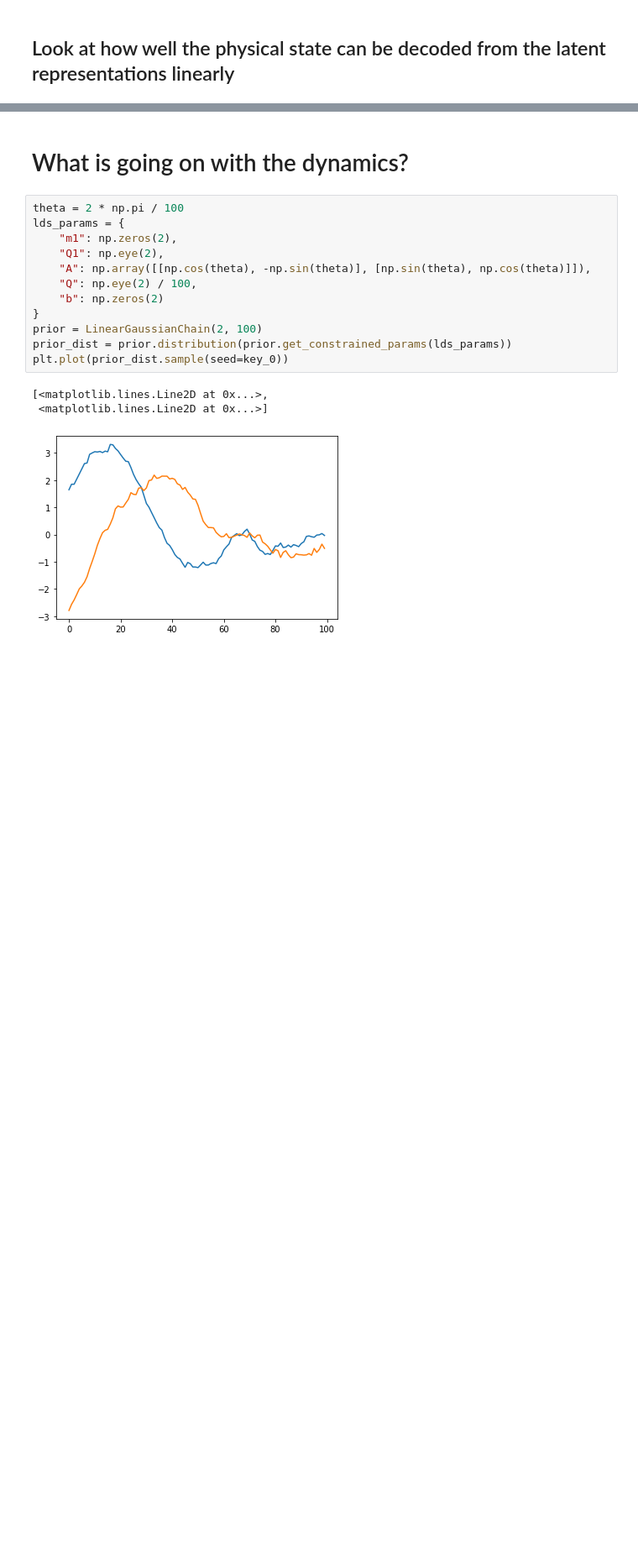
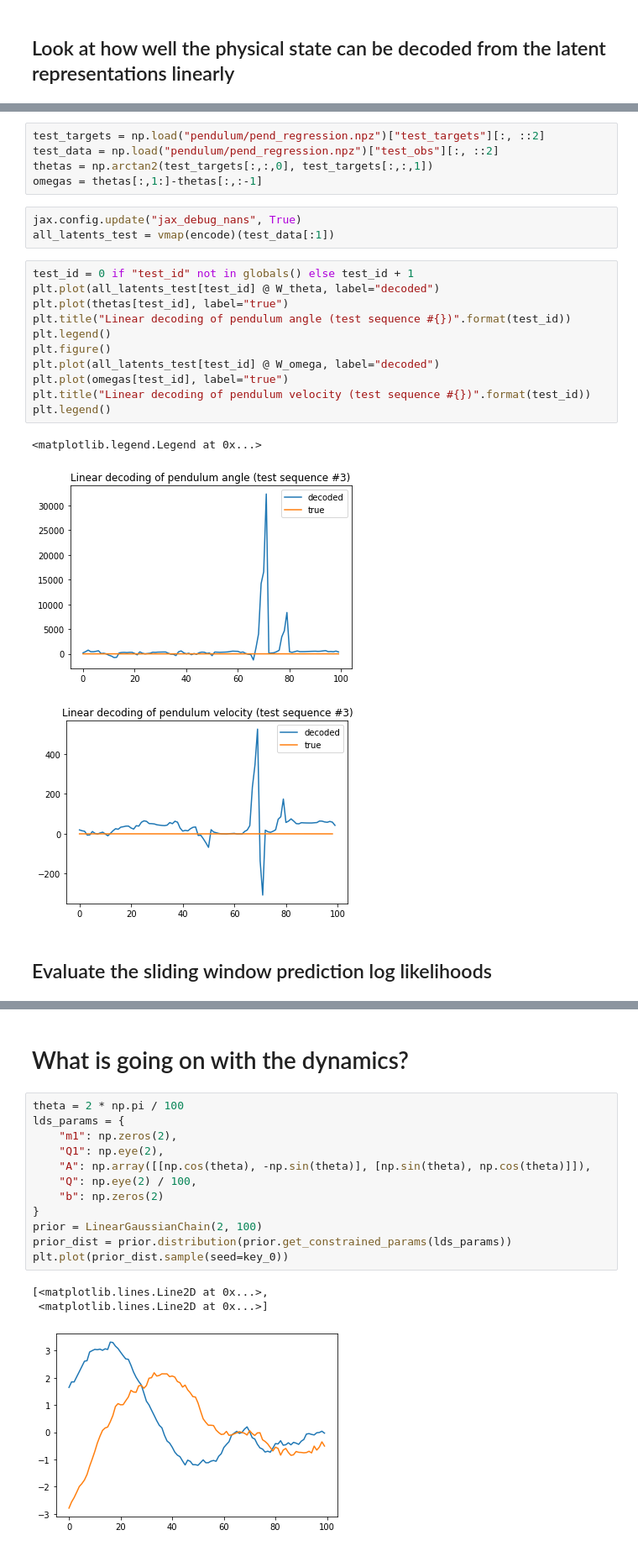
Before and after one commit to matthew9671/MattLab, a Jupyter notebook: Revisiting_SVAE.ipynb, the cells around one changed output, grey strips where cells are left out. Shown at 84% size. Cells and saved outputs as stored; diff of their text form; blank space fills up the shorter version.

```diff
--- a/Revisiting_SVAE.ipynb
+++ b/Revisiting_SVAE.ipynb
@@ -3893,0 +3904,25 @@ plt.plot(omegas)
+# %%
+test_targets = np.load("pendulum/pend_regression.npz")["test_targets"][:, ::2]
+test_data = np.load("pendulum/pend_regression.npz")["test_obs"][:, ::2]
+thetas = np.arctan2(test_targets[:,:,0], test_targets[:,:,1])
+omegas = thetas[:,1:]-thetas[:,:-1]
+# %%
+jax.config.update("jax_debug_nans", True)
+all_latents_test = vmap(encode)(test_data[:1])
+# %%
+test_id = 0 if "test_id" not in globals() else test_id + 1
+plt.plot(all_latents_test[test_id] @ W_theta, label="decoded")
+plt.plot(thetas[test_id], label="true")
+plt.title("Linear decoding of pendulum angle (test sequence #{})".format(test_id))
+plt.legend()
+plt.figure()
+plt.plot(all_latents_test[test_id] @ W_omega, label="decoded")
+plt.plot(omegas[test_id], label="true")
+plt.title("Linear decoding of pendulum velocity (test sequence #{})".format(test_id))
+plt.legend()
+# %% [output]
+<matplotlib.legend.Legend at 0x...>
+[figure, added]
+[figure, added]
+# %% [markdown]
+## Evaluate the sliding window prediction log likelihoods
```
Also changed, not shown: parts of 23 cells of this notebook.
